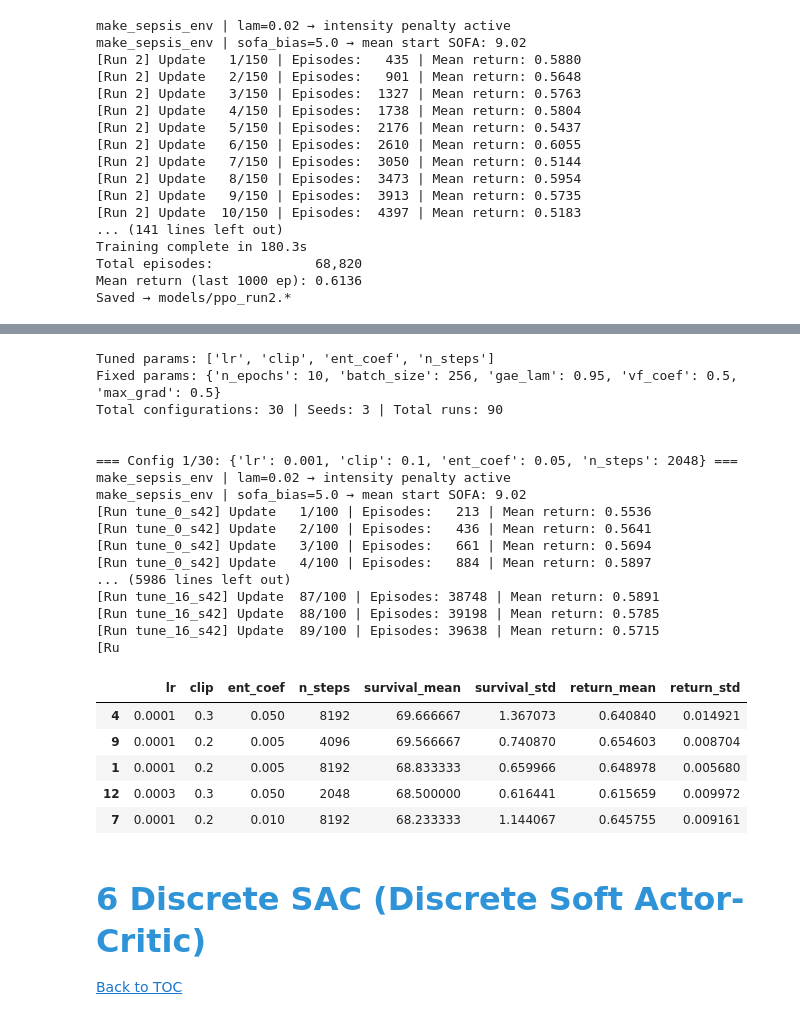
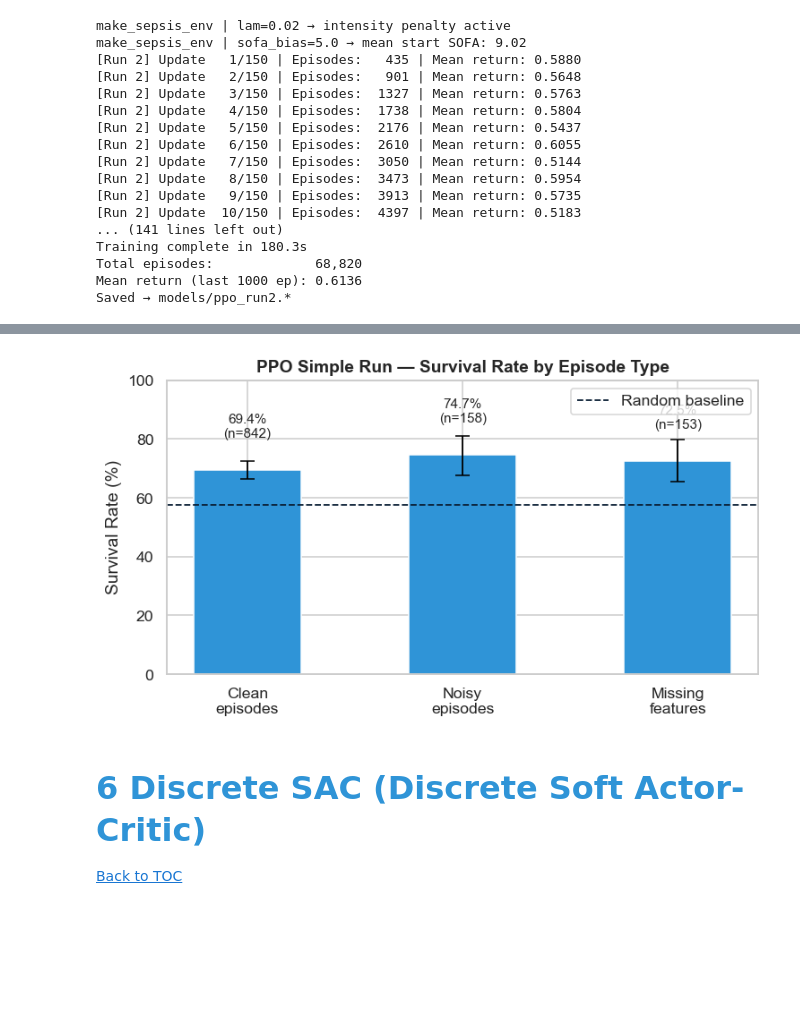
Before and after one commit to mariamiguel720/Reinforcement-Learning-Project-25-26, a Jupyter notebook: RL_Config_B.ipynb, the cells around one changed output, grey strips where cells are left out. Saved outputs shown, nothing was run; the diff lists cells and outputs as text; code cells hidden in the pictures; blank space fills up the shorter version.

```diff
--- a/RL_Config_B.ipynb
+++ b/RL_Config_B.ipynb
@@ -1278,0 +1025,11 @@ make_sepsis_env | sofa_bias=5.0 → mean start SOFA: 9.02
+# %%
+# Load the best PPO model from the saved file
+ppo_model = ActorCritic().to(device)
+ppo_model.load_state_dict(torch.load('models/ppo_run1.pth', map_location=device))
+ppo_model.eval()
+
+# Evaluate PPO on the clinical environment (with wrappers) - Run 1
+ppo_eval_returns, ppo_eval_lengths, ppo_noisy, ppo_clean, ppo_missing, ppo_nomiss = \
+    evaluate(ppo_model, make_clinical_env, is_ppo=True, label='PPO', seed=SEED)
+
+PPO_SURVIVAL = float(np.mean(ppo_eval_returns > 0)) * 100
@@ -1306,37 +1058,8 @@ ppo_grid = {
-# %%
-ppo_results = ppo_grid_search(
-    param_grid = ppo_grid,
-    seeds      = [42, 123, 7],
-    n_updates  = 100,
-    n_samples  = 30,
-    save_dir   = 'models/tuning',
-)
-
-ppo_results.head()
-# %% [output]
-Tuned params: ['lr', 'clip', 'ent_coef', 'n_steps']
-Fixed params: {'n_epochs': 10, 'batch_size': 256, 'gae_lam': 0.95, 'vf_coef': 0.5, 'max_grad': 0.5}
-Total configurations: 30 | Seeds: 3 | Total runs: 90
-
-
-=== Config 1/30: {'lr': 0.001, 'clip': 0.1, 'ent_coef': 0.05, 'n_steps': 2048} ===
-make_sepsis_env | lam=0.02 → intensity penalty active
-make_sepsis_env | sofa_bias=5.0 → mean start SOFA: 9.02
-[Run tune_0_s42] Update   1/100 | Episodes:   213 | Mean return: 0.5536
-[Run tune_0_s42] Update   2/100 | Episodes:   436 | Mean return: 0.5641
-[Run tune_0_s42] Update   3/100 | Episodes:   661 | Mean return: 0.5694
-[Run tune_0_s42] Update   4/100 | Episodes:   884 | Mean return: 0.5897
-... (5986 lines left out)
-[Run tune_16_s42] Update  87/100 | Episodes: 38748 | Mean return: 0.5891
-[Run tune_16_s42] Update  88/100 | Episodes: 39198 | Mean return: 0.5785
-[Run tune_16_s42] Update  89/100 | Episodes: 39638 | Mean return: 0.5715
-[Ru
-|  | lr | clip | ent_coef | n_steps | survival_mean | survival_std | return_mean | return_std |
-| 4 | 0.0001 | 0.3 | 0.050 | 8192 | 69.666667 | 1.367073 | 0.640840 | 0.014921 |
-| 9 | 0.0001 | 0.2 | 0.005 | 4096 | 69.566667 | 0.740870 | 0.654603 | 0.008704 |
-| 1 | 0.0001 | 0.2 | 0.005 | 8192 | 68.833333 | 0.659966 | 0.648978 | 0.005680 |
-| 12 | 0.0003 | 0.3 | 0.050 | 2048 | 68.500000 | 0.616441 | 0.615659 | 0.009972 |
-| 7 | 0.0001 | 0.2 | 0.010 | 8192 | 68.233333 | 1.144067 | 0.645755 | 0.009161 |
+# %%
+# PPO Simple Run - Episode type comparison
+plot_episode_type_comparison(ppo_noisy, ppo_clean, ppo_missing, label='PPO Simple Run', filename='plots/ppo_simple_run_episode_types.png')
+# %% [output]
+[figure, added]
 # %% [markdown]
 # <font color='#2f94d7' size=6>**6 Discrete SAC (Discrete Soft Actor-Critic)**</font> <a class="anchor" id="6"></a>
 
```
Also changed, not shown: parts of 61 cells of this notebook, 4 other files.
